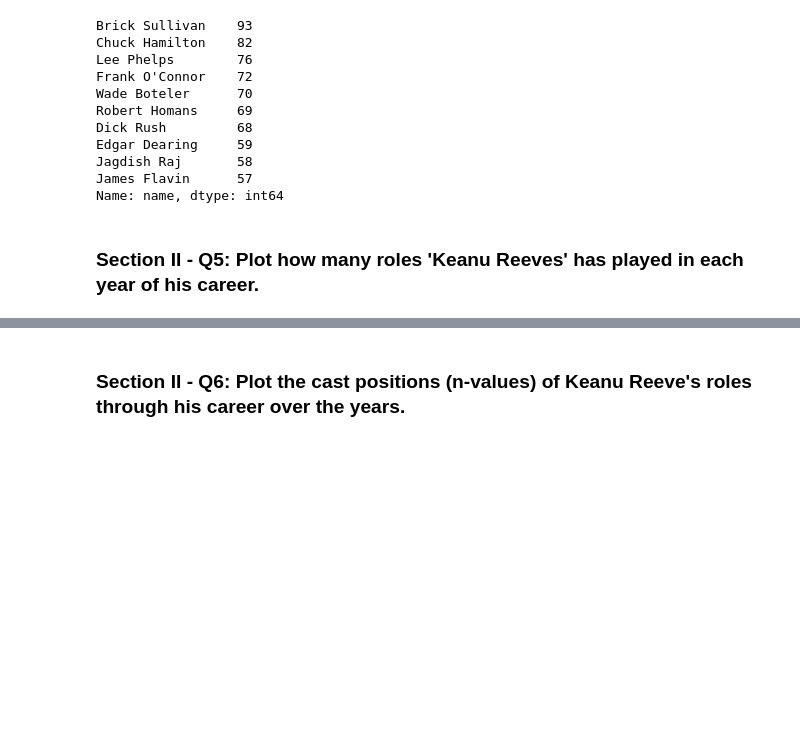
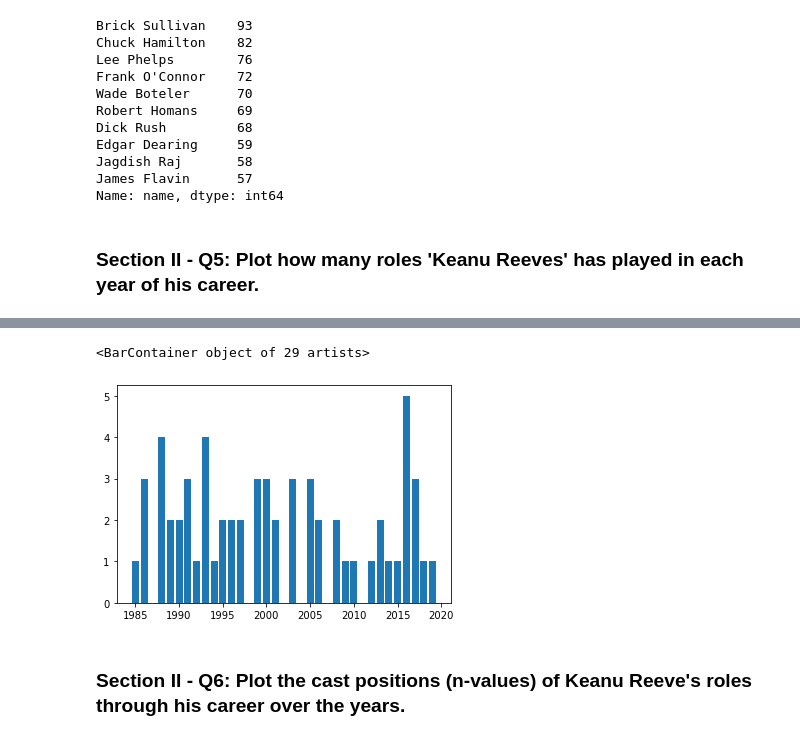
Before and after one commit to fshih1997/mec-mini-projects, a Jupyter notebook: mec-5.3.10-data-wranging-with-pandas-mini-project/Mini_Project_Data_Wrangling_Pandas.ipynb, the cells around one changed output, grey strips where cells are left out. Drawn from its saved outputs; the diff is of its cells as text; code cells hidden in the pictures; blank space fills up the shorter version.

```diff
--- a/mec-5.3.10-data-wranging-with-pandas-mini-project/Mini_Project_Data_Wrangling_Pandas.ipynb
+++ b/mec-5.3.10-data-wranging-with-pandas-mini-project/Mini_Project_Data_Wrangling_Pandas.ipynb
@@ -534,5 +534,4 @@ Name: name, dtype: int64
 # %% [markdown]
 ### Section II - Q5: Plot how many roles 'Keanu Reeves' has played in each year of his career.
 # %%
-KR = cast[cast.name == "Keanu Reeves"].year.value_counts().sort_values(ascending=False)
-print(KR.head())
+KR = cast[cast.name == "Keanu Reeves"].year.value_counts().sort_index()
@@ -546,2 +558,7 @@ Name: year, dtype: int64
+# %%
+plt.bar(KR.index, KR.tolist())
+# %% [output]
+<BarContainer object of 29 artists>
+[figure, added]
 # %% [markdown]
 ### Section II - Q6: Plot the cast positions (n-values) of Keanu Reeve's roles through his career over the years.
```
Also changed, not shown: parts of 11 cells of this notebook, 3 other files.
